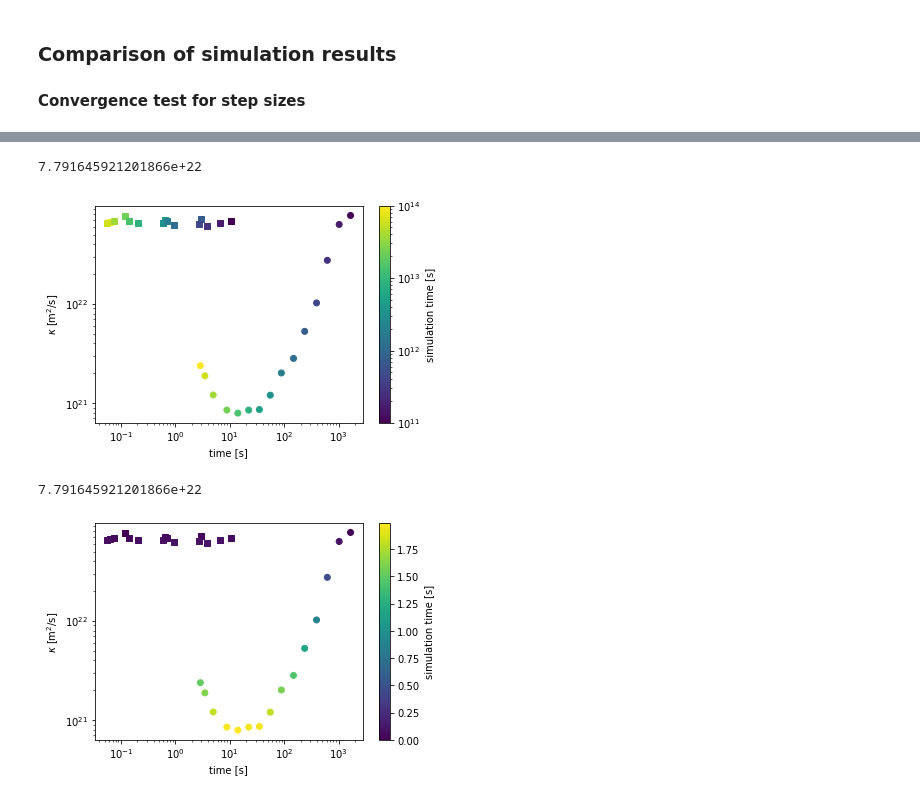
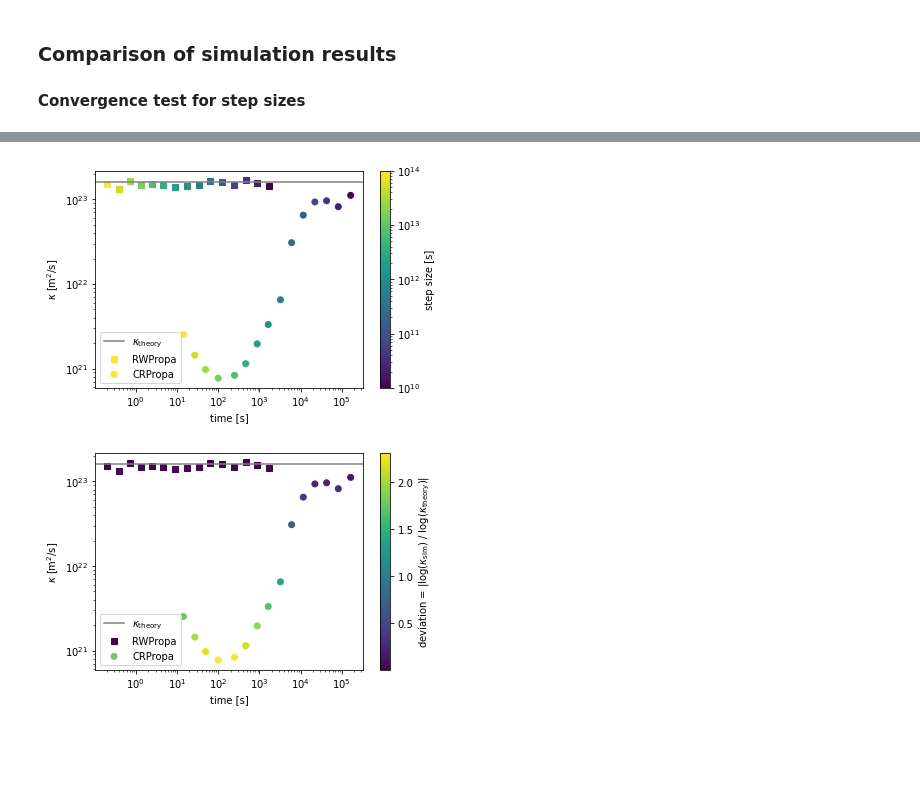
Before and after one commit to reichherzerp/PropPy, a Jupyter notebook: comparison/Comparison in compact astrophysical sources.ipynb, the cells around one changed output, grey strips where cells are left out. Drawn from its saved outputs; the diff is of its cells as text; code cells hidden in the pictures; blank space fills up the shorter version.

```diff
--- a/comparison/Comparison in compact astrophysical sources.ipynb
+++ b/comparison/Comparison in compact astrophysical sources.ipynb
@@ -201,42 +201,42 @@ plt.show()
 # %%
 df_rwp_results = pd.read_pickle('comparison/data/rwp_sim_data.pkl')
 df_crp_results = pd.read_pickle('comparison/data/crp_sim_data.pkl')
-kappa_ref = np.array(df_crp_results['kappa'])[-1]
-print(kappa_ref)
+
 zs = np.concatenate([df_rwp_results['step_size'], df_crp_results['step_size']], axis=0)
 min_, max_ = zs.min(), zs.max()
-plt.scatter(df_rwp_results['time'], df_rwp_results['kappa'], c=df_rwp_results['step_size'], cmap='viridis', norm=matplotlib.colors.LogNorm(), marker='s')
+plt.scatter(df_rwp_results['time'], df_rwp_results['kappa'], c=df_rwp_results['step_size'], cmap='viridis', norm=matplotlib.colors.LogNorm(), marker='s', label='RWPropa')
 plt.clim(min_, max_)
-plt.scatter(df_crp_results['time'], df_crp_results['kappa'], c=df_crp_results['step_size'], cmap='viridis', norm=matplotlib.colors.LogNorm())
+plt.scatter(df_crp_results['time'], df_crp_results['kappa'], c=df_crp_results['step_size'], cmap='viridis', norm=matplotlib.colors.LogNorm(), label='CRPropa')
 plt.clim(min_, max_)
-plt.colorbar(label='simulation time [s]')
+plt.colorbar(label='step size [s]')
 plt.loglog()
+plt.axhline(y=kappa_theory, color='grey', linestyle='-', label='$\kappa_\mathrm{theory}$')
 
 plt.xlabel('time [s]')
 plt.ylabel('$\kappa$ [m$^2$/s]')
+plt.legend()
 plt.show()
 # %% [output]
-7.791645921201866e+22
-[figure, old version]
+[figure, new version]
 # %%
 df_rwp_results = pd.read_pickle('comparison/data/rwp_sim_data.pkl')
 df_crp_results = pd.read_pickle('comparison/data/crp_sim_data.pkl')
-kappa_ref = np.array(df_crp_results['kappa'])[-1]
-print(kappa_ref)
-err_rwp = np.abs(np.log10(df_rwp_results['kappa'])-np.log10(kappa_ref))
-err_crp = np.abs(np.log10(df_crp_results['kappa'])-np.log10(kappa_ref))
+
+err_rwp = np.abs(np.log10(df_rwp_results['kappa'])-np.log10(kappa_theory))
+err_crp = np.abs(np.log10(df_crp_results['kappa'])-np.log10(kappa_theory))
 zs = np.concatenate([err_rwp, err_crp], axis=0)
 min_, max_ = zs.min(), zs.max()
-plt.scatter(df_rwp_results['time'], df_rwp_results['kappa'], c=err_rwp, cmap='viridis', marker='s')
+plt.scatter(df_rwp_results['time'], df_rwp_results['kappa'], c=err_rwp, cmap='viridis', marker='s', label='RWPropa')
 plt.clim(min_, max_)
-plt.scatter(df_crp_results['time'], df_crp_results['kappa'], c=err_crp, cmap='viridis')
+plt.scatter(df_crp_results['time'], df_crp_results['kappa'], c=err_crp, cmap='viridis', label='CRPropa')
 plt.clim(min_, max_)
-plt.colorbar(label='simulation time [s]')
+plt.colorbar(label='deviation = |log($\kappa_\mathrm{sim}$) / log($\kappa_\mathrm{theory}$)|')
 plt.loglog()
+plt.axhline(y=kappa_theory, color='grey', linestyle='-', label='$\kappa_\mathrm{theory}$')
 
 plt.xlabel('time [s]')
 plt.ylabel('$\kappa$ [m$^2$/s]')
+plt.legend()
 plt.show()
 # %% [output]
-7.791645921201866e+22
-[figure, old version]
+[figure, new version]
```
Also changed, not shown: parts of 8 cells of this notebook.
